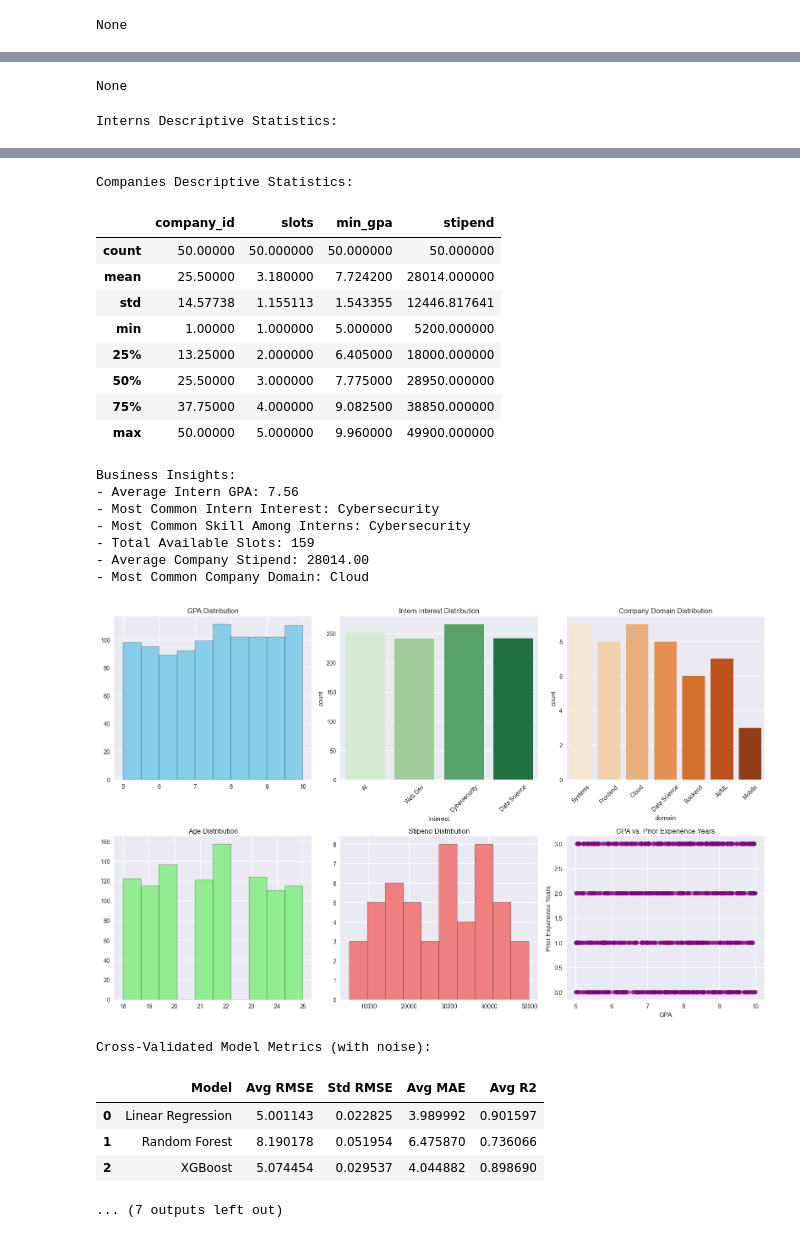
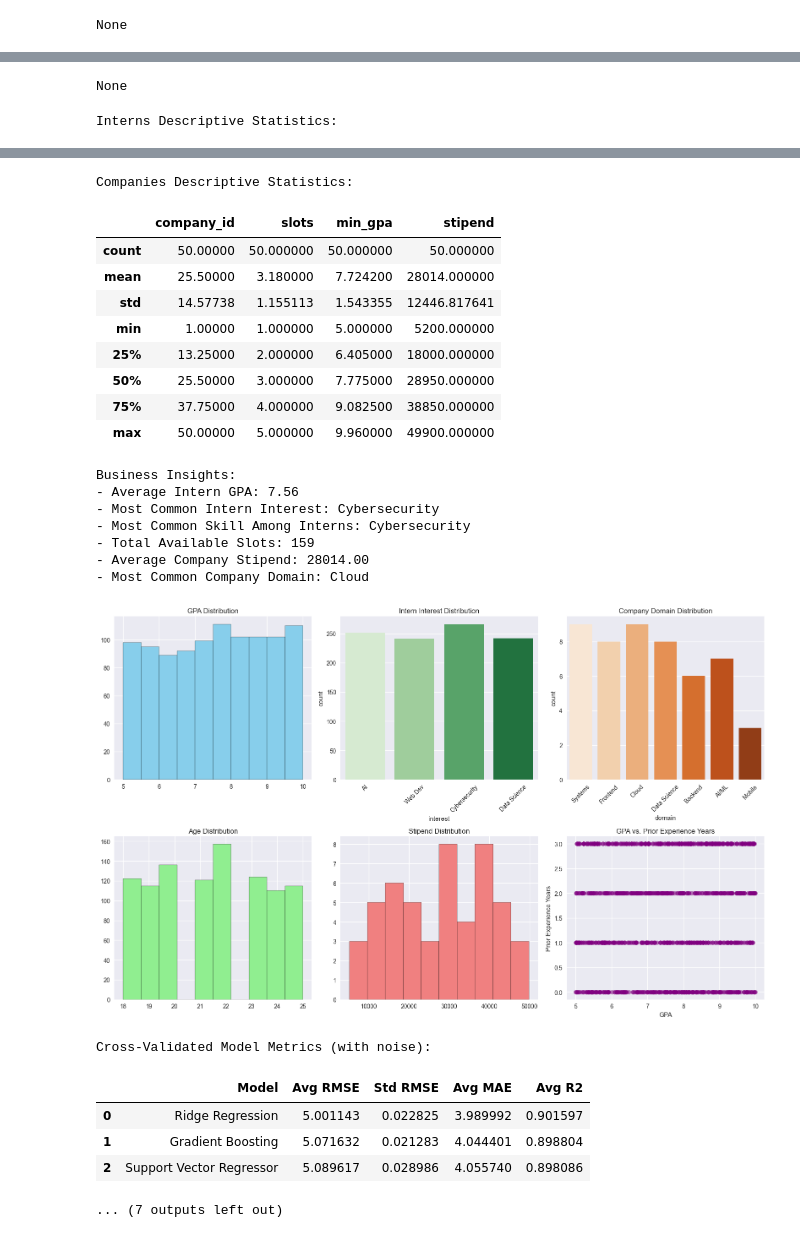
Before and after one commit to Gokul076/Internship-Allocation-using-ML-Models, a Jupyter notebook: internship_allocation.ipynb, the cells around one changed output, grey strips where cells are left out. Saved outputs shown, nothing was run; the diff lists cells and outputs as text; code cells hidden in the pictures.

Commit message:
Updated ML models and code improvements

```diff
--- a/internship_allocation.ipynb
+++ b/internship_allocation.ipynb
@@ -164,23 +164,22 @@ y = (X['skills_similarity'] * 40 + X['gpa_score'] * 20 + X['interest_score'] * 1
 # MODEL TRAINING & CROSS-VALIDATION (3 models)
 # -----------------------
 from sklearn.linear_model import Ridge
+from sklearn.ensemble import GradientBoostingRegressor
+from sklearn.svm import SVR
 
 models = {
-    'Linear Regression': Ridge(alpha=1.0),  # adds regularization to reduce overfitting
-    'Random Forest': RandomForestRegressor(
-        n_estimators=100,
-        max_depth=5,            # limits tree depth
-        min_samples_split=10,   # requires at least 10 samples to split
+    'Ridge Regression': Ridge(alpha=1.0),  # Regularized linear model to prevent overfitting
+    'Gradient Boosting': GradientBoostingRegressor(
+        n_estimators=150,
+        learning_rate=0.1,
+        max_depth=4,
+        subsample=0.8,
         random_state=42
     ),
-    'XGBoost': XGBRegressor(
-        n_estimators=100,
-        max_depth=5,            # limit tree depth
-        learning_rate=0.1,      # step size shrinkage
-        subsample=0.8,          # use 80% of data for each tree
-        colsample_bytree=0.8,   # use 80% of features for each tree
-        random_state=42,
-        eval_metric='rmse'
+    'Support Vector Regressor': SVR(
+        kernel='rbf',      # Radial basis function kernel for nonlinear patterns
+        C=1.0,             # Regularization parameter
+        epsilon=0.1        # Insensitive loss margin
     )
 }
 
@@ -362,34 +361,34 @@ None
 Interns Descriptive Statistics:
 |  | intern_id | age | gpa | preferred_duration_months | prior_experience_years |
 | count | 1000.000000 | 1000.000000 | 1000.000000 | 1000.000000 | 1000.000000 |
 | mean | 500.500000 | 21.463000 | 7.563720 | 3.484000 | 1.530000 |
 | std | 288.819436 | 2.228811 | 1.447385 | 1.755798 | 1.132423 |
 | min | 1.000000 | 18.000000 | 5.000000 | 1.000000 | 0.000000 |
 | 25% | 250.750000 | 20.000000 | 6.310000 | 2.000000 | 0.000000 |
 | 50% | 500.500000 | 22.000000 | 7.605000 | 3.000000 | 2.000000 |
 | 75% | 750.250000 | 23.000000 | 8.810000 | 5.000000 | 3.000000 |
 | max | 1000.000000 | 25.000000 | 10.000000 | 6.000000 | 3.000000 |
 Companies Descriptive Statistics:
 |  | company_id | slots | min_gpa | stipend |
 | count | 50.00000 | 50.000000 | 50.000000 | 50.000000 |
 | mean | 25.50000 | 3.180000 | 7.724200 | 28014.000000 |
 | std | 14.57738 | 1.155113 | 1.543355 | 12446.817641 |
 | min | 1.00000 | 1.000000 | 5.000000 | 5200.000000 |
 | 25% | 13.25000 | 2.000000 | 6.405000 | 18000.000000 |
 | 50% | 25.50000 | 3.000000 | 7.775000 | 28950.000000 |
 | 75% | 37.75000 | 4.000000 | 9.082500 | 38850.000000 |
 | max | 50.00000 | 5.000000 | 9.960000 | 49900.000000 |
 Business Insights:
 - Average Intern GPA: 7.56
 - Most Common Intern Interest: Cybersecurity
 - Most Common Skill Among Interns: Cybersecurity
 - Total Available Slots: 159
 - Average Company Stipend: 28014.00
 - Most Common Company Domain: Cloud
 [figure]
 Cross-Validated Model Metrics (with noise):
 |  | Model | Avg RMSE | Std RMSE | Avg MAE | Avg R2 |
-| 0 | Linear Regression | 5.001143 | 0.022825 | 3.989992 | 0.901597 |
-| 1 | Random Forest | 8.190178 | 0.051954 | 6.475870 | 0.736066 |
-| 2 | XGBoost | 5.074454 | 0.029537 | 4.044882 | 0.898690 |
+| 0 | Ridge Regression | 5.001143 | 0.022825 | 3.989992 | 0.901597 |
+| 1 | Gradient Boosting | 5.071632 | 0.021283 | 4.044401 | 0.898804 |
+| 2 | Support Vector Regressor | 5.089617 | 0.028986 | 4.055740 | 0.898086 |
 ... (7 outputs left out)
```
Also changed, not shown: 1 other file.
